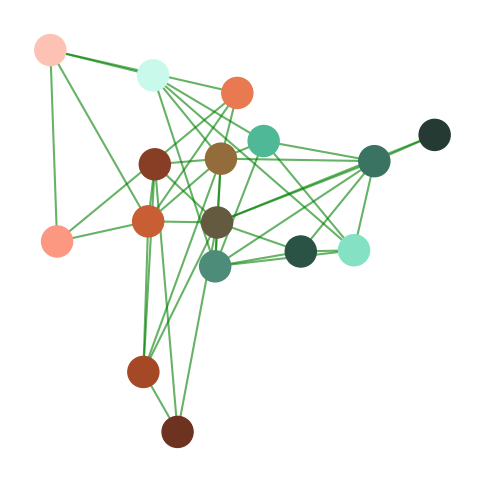
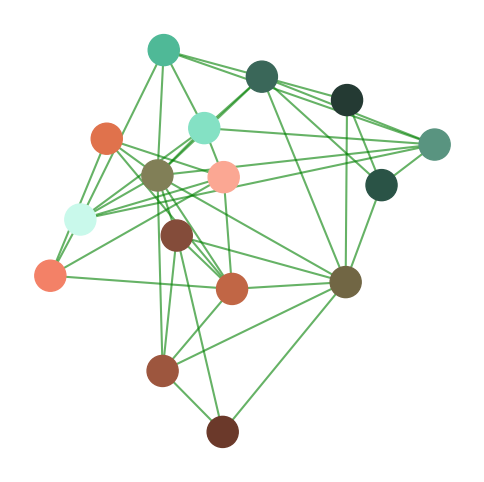
The notebook cell's code change between the first figure and the second:
--- before
+++ after
@@ -1,49 +1,12 @@
-import networkx as nx
+# Graph setup
 
-fig, ax = plt.subplots(figsize=(6, 6))
-pos = nx.kamada_kawai_layout(graph)
+palette = SPRITE.get_palette()
+graph = SPRITE.compute_connectivities(
+    adj_multiplier=6.0,
+    contour_multplier=4.0,
+    similarity_multiplier=4.0
+)
+SPRITE.cull_connectivities(threshold=50)
 
-# Create a node colors list from color groups
-node_colors = []
-for node in graph.nodes:
-    ok_l, ok_a, ok_b = node
-    r, g, b = oklab_to_srgb(np.asarray([ok_l, ok_a, ok_b]))
-    node_colors.append(f"#{r:02X}{g:02X}{b:02X}")
-
-# Draw all nodes at once with their respective colors
-nx.draw_networkx_nodes(
-    graph, pos,
-    node_size=500,
-    node_color=node_colors,
-    ax=ax
-)
-
-# Separate relevant and irrelevant edges
-relevant_edges = [(u, v) for (u, v) in graph.edges if graph.edges[u, v]["weight"] >= 40]
-irrelevant_edges = [(u, v) for (u, v) in graph.edges if not graph.edges[u, v]["weight"] >= 40]
-
-# Draw relevant edges in green
-if relevant_edges:
-    nx.draw_networkx_edges(
-        graph, pos,
-        edgelist=relevant_edges,
-        edge_color='green',
-        width=1.5,
-        alpha=0.6,
-        ax=ax
-    )
-
-# Draw irrelevant edges in red
-if irrelevant_edges:
-    nx.draw_networkx_edges(
-        graph, pos,
-        edgelist=irrelevant_edges,
-        edge_color='red',
-        width=1.5,
-        alpha=0.6,
-        ax=ax
-    )
-
-ax.set_axis_off()
+print_color_graph(graph)
 SPRITE.display()
-# plt.close(fig)

Commit: -